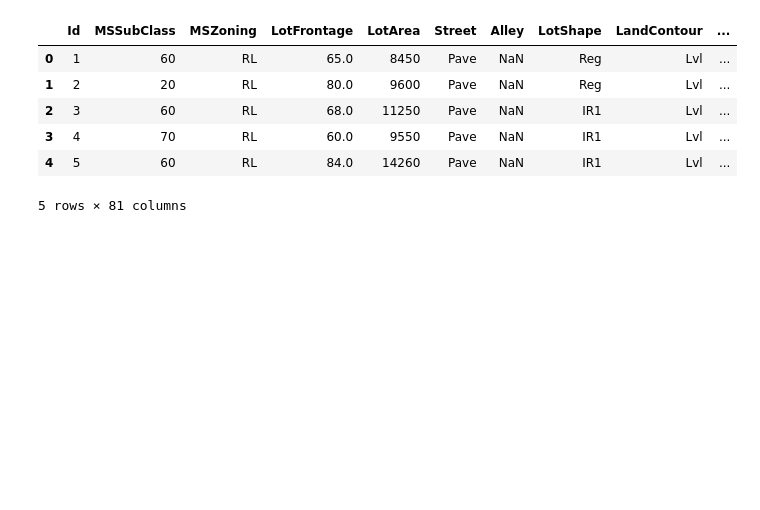
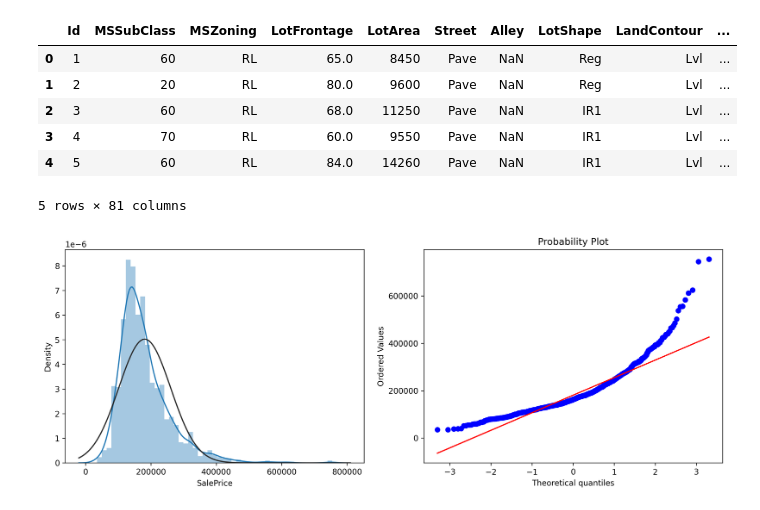
Before and after one commit to shauray8/price-predictions, a Jupyter notebook: Untitled.ipynb, the cells around one changed output. Drawn from its saved outputs; the diff is of its cells as text; code cells hidden in the pictures; blank space fills up the shorter version.

```diff
--- a/Untitled.ipynb
+++ b/Untitled.ipynb
@@ -16,3 +21,10 @@ df_train.head()
 | 3 | 4 | 70 | RL | 60.0 | 9550 | Pave | NaN | IR1 | Lvl | ... |
 | 4 | 5 | 60 | RL | 84.0 | 14260 | Pave | NaN | IR1 | Lvl | ... |
 5 rows × 81 columns
+# %%
+fig, (ax1, ax2) = plt.subplots(1, 2, figsize=(15, 5), dpi=300)
+sns.distplot(df_train['SalePrice'], fit = stats.norm, ax = ax1)
+stats.probplot(df_train['SalePrice'], plot=ax2)
+plt.show()
+# %% [output]
+[figure, added]
```
Also changed, not shown: parts of 17 cells of this notebook.
